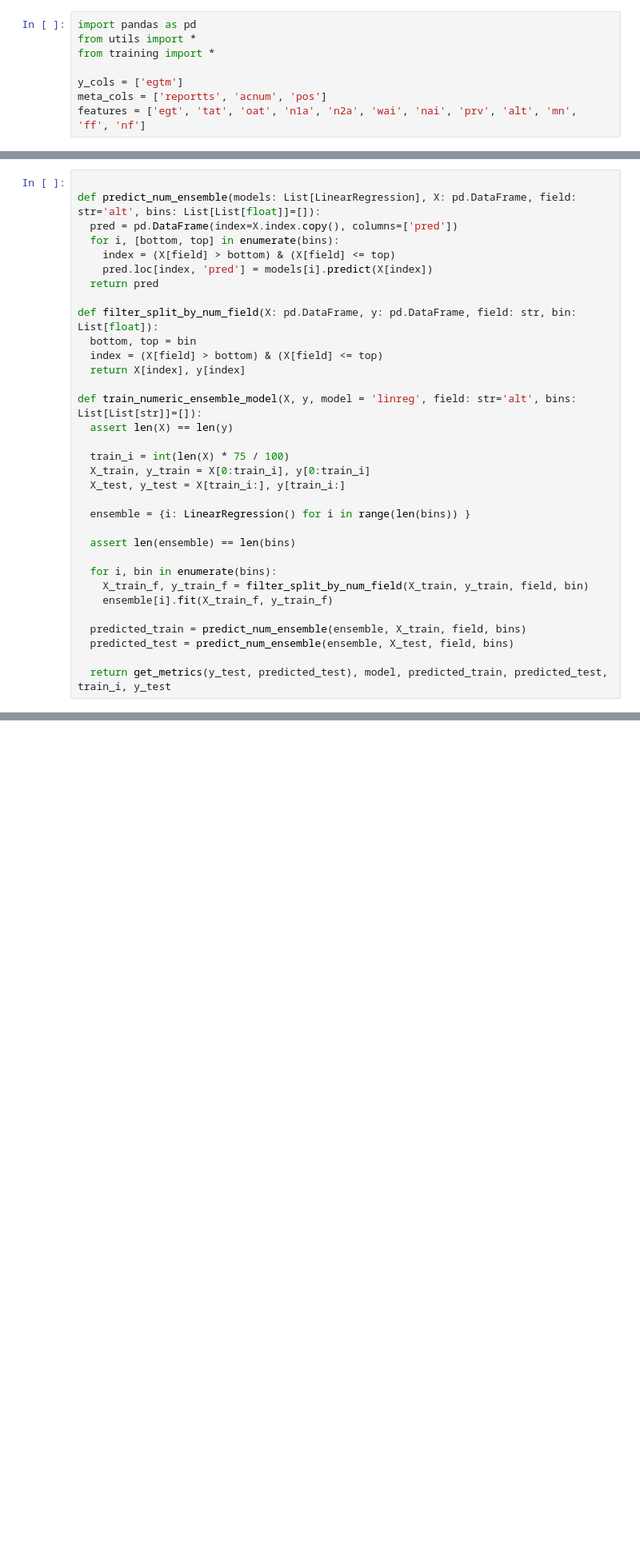
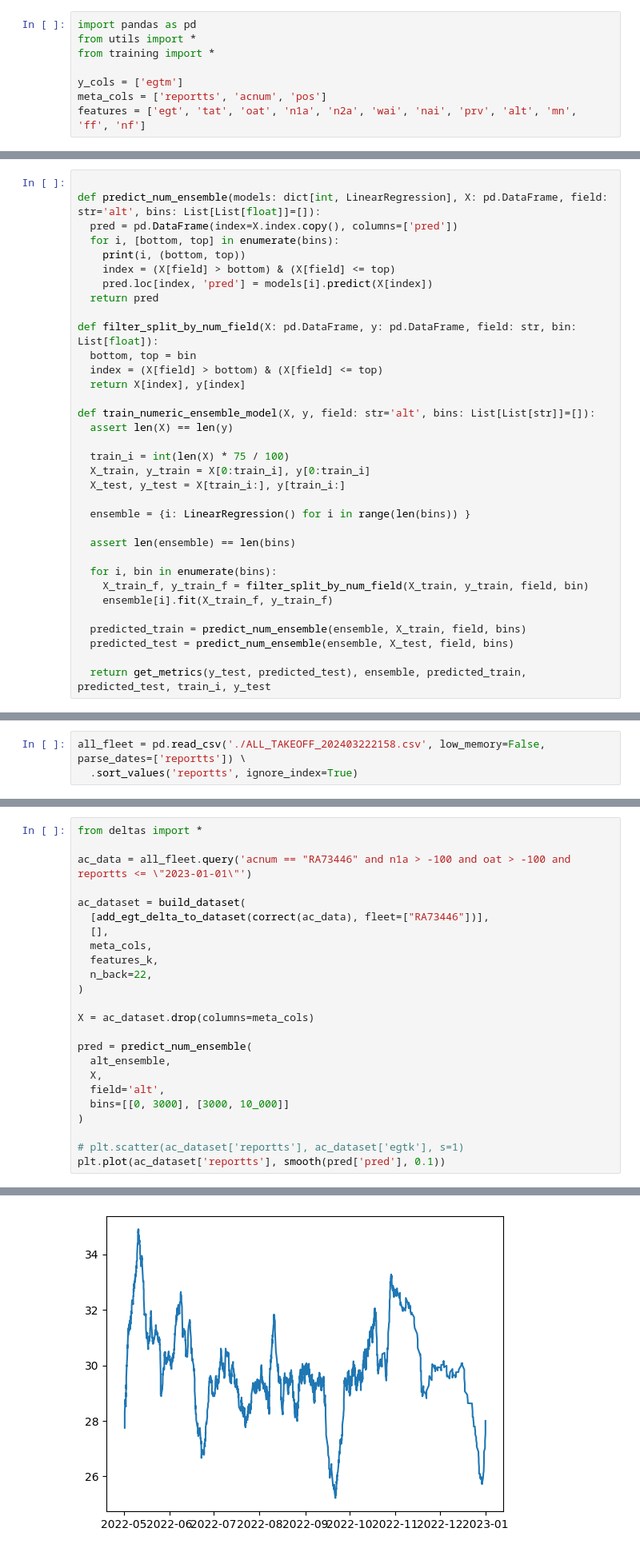
Before and after one commit to skeptlk/ecm, a Jupyter notebook: ex12_augmented.ipynb, the cells around one changed output, grey strips where cells are left out. Shown at 80% size. Cells and saved outputs as stored; diff of their text form; blank space fills up the shorter version.

```diff
--- a/ex12_augmented.ipynb
+++ b/ex12_augmented.ipynb
@@ -37,8 +70,9 @@ def correct(data):
 # %%
 
-def predict_num_ensemble(models: List[LinearRegression], X: pd.DataFrame, field: str='alt', bins: List[List[float]]=[]):
+def predict_num_ensemble(models: dict[int, LinearRegression], X: pd.DataFrame, field: str='alt', bins: List[List[float]]=[]):
   pred = pd.DataFrame(index=X.index.copy(), columns=['pred'])
   for i, [bottom, top] in enumerate(bins):
+    print(i, (bottom, top))
     index = (X[field] > bottom) & (X[field] <= top)
     pred.loc[index, 'pred'] = models[i].predict(X[index])
   return pred
@@ -48,7 +82,7 @@ def filter_split_by_num_field(X: pd.DataFrame, y: pd.DataFrame, field: str, bin:
   index = (X[field] > bottom) & (X[field] <= top)
   return X[index], y[index]
 
-def train_numeric_ensemble_model(X, y, model = 'linreg', field: str='alt', bins: List[List[str]]=[]):
+def train_numeric_ensemble_model(X, y, field: str='alt', bins: List[List[str]]=[]):
   assert len(X) == len(y)
 
   train_i = int(len(X) * 75 / 100)
@@ -66,5 +100,5 @@ def train_numeric_ensemble_model(X, y, model = 'linreg', field: str='alt', bins:
   predicted_train = predict_num_ensemble(ensemble, X_train, field, bins)
   predicted_test = predict_num_ensemble(ensemble, X_test, field, bins)
 
-  return get_metrics(y_test, predicted_test), model, predicted_train, predicted_test, train_i, y_test
+  return get_metrics(y_test, predicted_test), ensemble, predicted_train, predicted_test, train_i, y_test
 # %%
@@ -99,0 +145,3 @@ plot_predictions(data, 'VQ-BGU', 1, train_i, predicted_test, predicted_train, is
+# %%
+all_fleet = pd.read_csv('./ALL_TAKEOFF_202403222158.csv', low_memory=False, parse_dates=['reportts']) \
+  .sort_values('reportts', ignore_index=True)
@@ -99,0 +169,25 @@ plot_predictions(data, 'VQ-BGU', 1, train_i, predicted_test, predicted_train, is
+# %%
+from deltas import *
+
+ac_data = all_fleet.query('acnum == "RA73446" and n1a > -100 and oat > -100 and reportts <= \"2023-01-01\"')
+
+ac_dataset = build_dataset(
+  [add_egt_delta_to_dataset(correct(ac_data), fleet=["RA73446"])],
+  [],
+  meta_cols,
+  features_k,
+  n_back=22,
+)
+
+X = ac_dataset.drop(columns=meta_cols)
+
+pred = predict_num_ensemble(
+  alt_ensemble,
+  X,
+  field='alt',
+  bins=[[0, 3000], [3000, 10_000]]
+)
+
+# plt.scatter(ac_dataset['reportts'], ac_dataset['egtk'], s=1)
+plt.plot(ac_dataset['reportts'], smooth(pred['pred'], 0.1))
+# %% [output]
@@ -99,0 +197 @@ plot_predictions(data, 'VQ-BGU', 1, train_i, predicted_test, predicted_train, is
+[figure, added]
```
Also changed, not shown: parts of 7 cells of this notebook, 3 other files.
